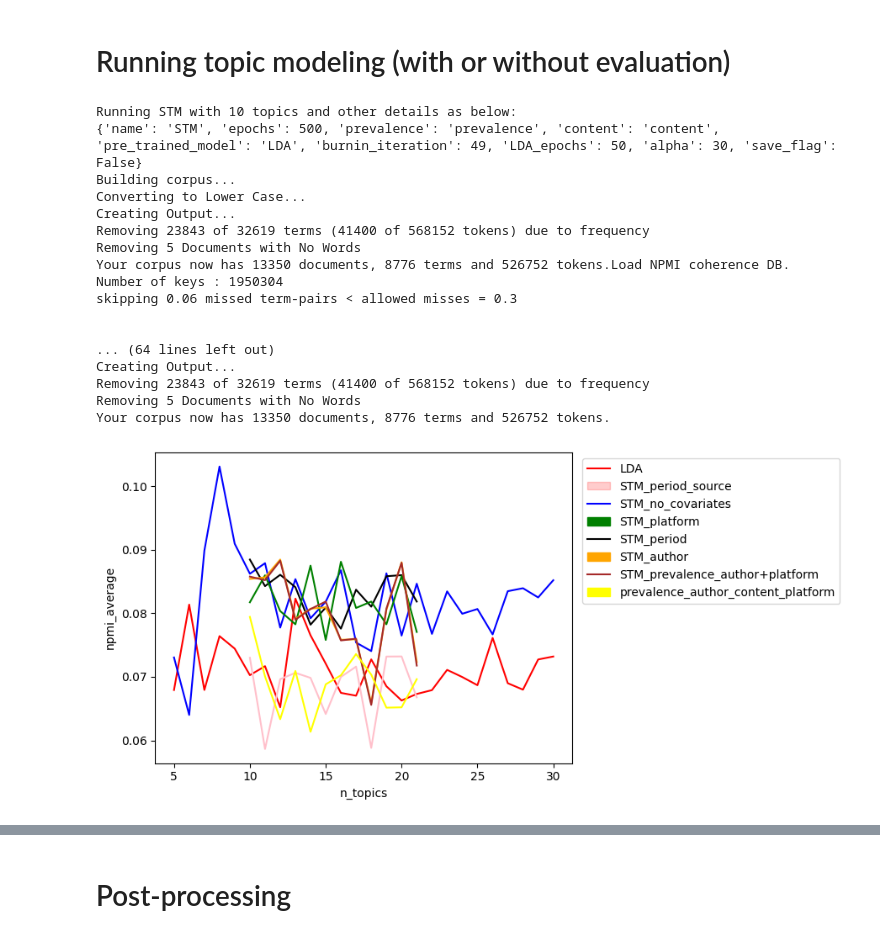
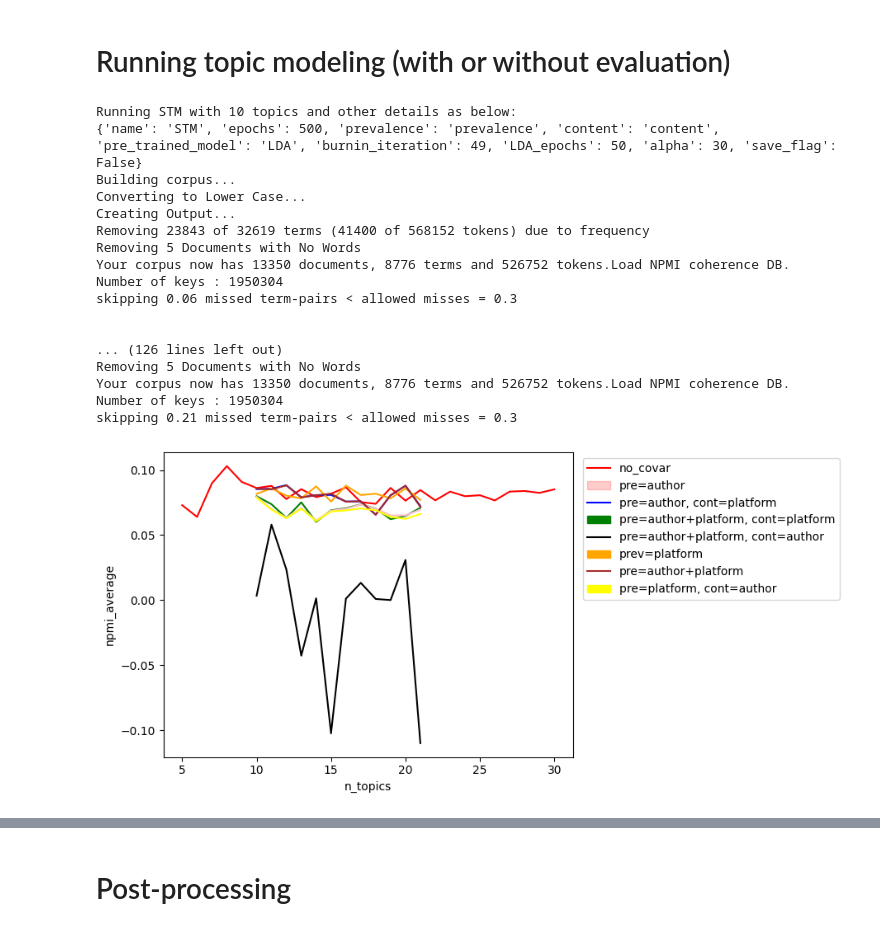
Before and after one commit to aminmarani/topic_modeling_comparison, a Jupyter notebook: topic_modeling_pipeline.ipynb, the cells around one changed output, grey strips where cells are left out. Drawn from its saved outputs; the diff is of its cells as text; code cells hidden in the pictures.

```diff
--- a/topic_modeling_pipeline.ipynb
+++ b/topic_modeling_pipeline.ipynb
@@ -357,7 +357,7 @@ if model_spec['name'] == 'LDA':
 
 elif model_spec['name'] == 'STM':
     #loading STM.R
-    robjects.r.source('stm2.R')
+    robjects.r.source('stm.R')
 
     if is_eval:
 
@@ -415,11 +415,11 @@ Number of keys : 1950304
 skipping 0.06 missed term-pairs < allowed misses = 0.3
 
 
-... (64 lines left out)
-Creating Output...
-Removing 23843 of 32619 terms (41400 of 568152 tokens) due to frequency
+... (126 lines left out)
 Removing 5 Documents with No Words
-Your corpus now has 13350 documents, 8776 terms and 526752 tokens.
+Your corpus now has 13350 documents, 8776 terms and 526752 tokens.Load NPMI coherence DB.
+Number of keys : 1950304
+skipping 0.21 missed term-pairs < allowed misses = 0.3
 # %%
 #computing coherence for STM content and prevalence
 import pickle
@@ -448,39 +448,44 @@ from lda_mallet import lda_score
 
 
 # import seaborn as sns
 # df = pd.DataFrame(npmis,columns=['n_topics','npmi_average'])
 # sns.lineplot(data=df,x='n_topics',y='npmi_average')
 
 # df.to_csv('./result/npmi_STMprevalencecontent.csv')
 
 import matplotlib.pyplot as plt
 
 files = [
-    'npmi_lda_optimization says 16.csv',
-    'npmi_STM.csv','npmi_STMprevalence_period.csv','npmi_STMprevalence_platform.csv',
-    'npmi_STMprevalence_period_content_platform.csv',
-    'npmi_STMprevalence_author.csv',
-    'npmi_STMprevalence_platform_author.csv',
-    'npmi_STMprevalence_authorcontent_platform.csv'
+    #'npmi_lda_optimization says 16.csv',
+    'npmi_STM.csv','npmi_STMprevalence_author.csv',
+    'npmi_STMprevalence_author+platformcontent_author.csv',
+    'npmi_STMprevalence_author+platformcontent_platform.csv',
+    'npmi_STMprevalence_authorcontent_platform.csv',
+    'npmi_STMprevalence_platform.csv',
+    'npmi_STMprevalence_platform+author.csv',
+    'npmi_STMprevalence_platformcontent_author.csv',
 ]
 
 colors = ['red','blue','black','green','pink','orange','brown','yellow']
 i = 0
 for f in files:
     df = pd.read_csv('./result/'+f)
     ax = sns.lineplot(x='n_topics', y='npmi_average', data=df,color=colors[i])
     # plt.legend([f])
     i+=1
 
-plt.legend(['LDA','STM_period_source','STM_no_covariates','STM_platform','STM_period',
-           'STM_author','STM_prevalence_author+platform','prevalence_author_content_platform',
+plt.legend([
+    #'LDA',
+    'no_covar','pre=author','pre=author, cont=platform',
+    'pre=author+platform, cont=platform','pre=author+platform, cont=author',
+           'prev=platform','pre=author+platform','pre=platform, cont=author'
            ],bbox_to_anchor=(1.01, 1))
 leg = ax.get_legend()
 leg.legendHandles[3].set_color('green')
 leg.legendHandles[5].set_color('orange')
 leg.legendHandles[6].set_color('brown')
 leg.legendHandles[7].set_color('yellow')
 
 plt.show()
 # %% [output]
-[figure, old version]
+[figure, new version]
```
Also changed, not shown: parts of 2 cells of this notebook, 5 other files.
